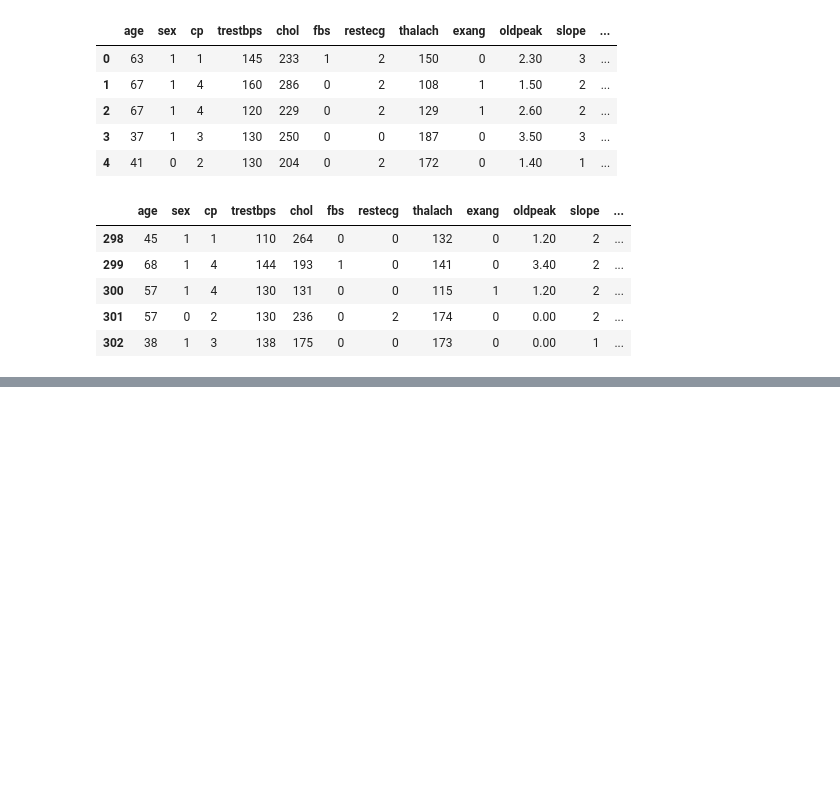
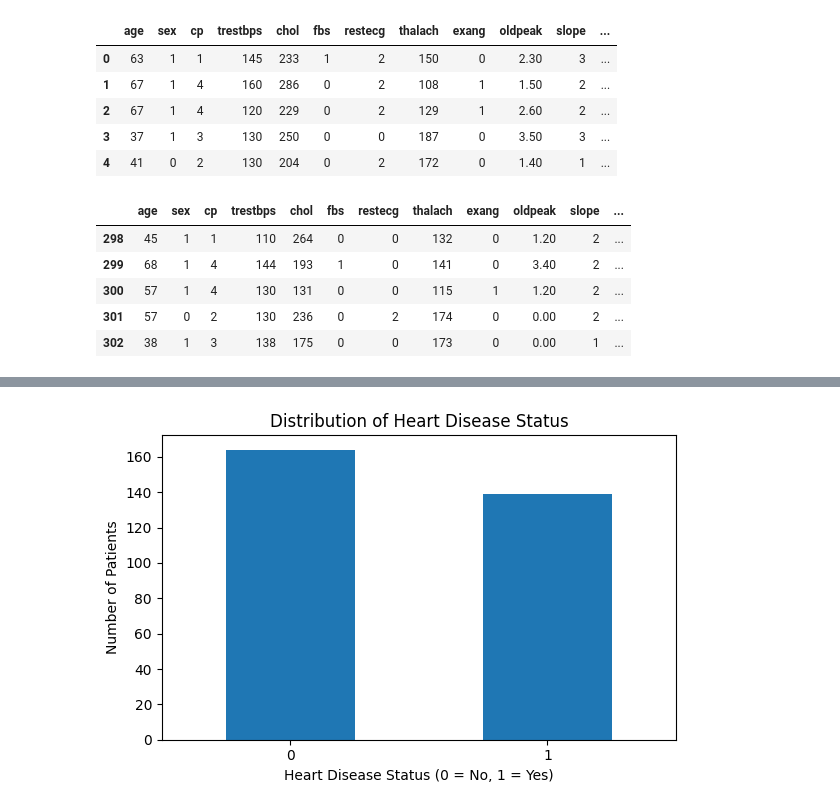
Before and after one commit to Kushagra-afk-commits/Heart-Disease-prediction-Using-Machine-Learning, a Jupyter notebook: Heart_Disease.ipynb, the cells around one changed output, grey strips where cells are left out. Saved outputs shown, nothing was run; the diff lists cells and outputs as text; code cells hidden in the pictures; blank space fills up the shorter version.

```diff
--- a/Heart_Disease.ipynb
+++ b/Heart_Disease.ipynb
@@ -152,0 +252,14 @@ display(df.tail())
+# %%
+target_column = y.columns[0]
+
+print("Original target column:", target_column)
+print("\nOriginal target distribution:")
+print(df[target_column].value_counts(dropna=False).sort_index())
+
+df["heart_disease_binary"] = np.where(df[target_column] > 0, 1, 0)
+
+print("\nBinary target distribution:")
+print(df["heart_disease_binary"].value_counts().sort_index())
+
+print("\nBinary target percentages:")
+print((df["heart_disease_binary"].value_counts(normalize=True).sort_index() * 100).round(2))
@@ -152,0 +284,13 @@ display(df.tail())
+# %%
+target_counts = df["heart_disease_binary"].value_counts().sort_index()
+
+plt.figure(figsize=(6, 4))
+target_counts.plot(kind="bar")
+plt.title("Distribution of Heart Disease Status")
+plt.xlabel("Heart Disease Status (0 = No, 1 = Yes)")
+plt.ylabel("Number of Patients")
+plt.xticks(rotation=0)
+plt.tight_layout()
+plt.show()
+# %% [output]
+[figure, added]
```
Also changed, not shown: parts of 13 cells of this notebook.
